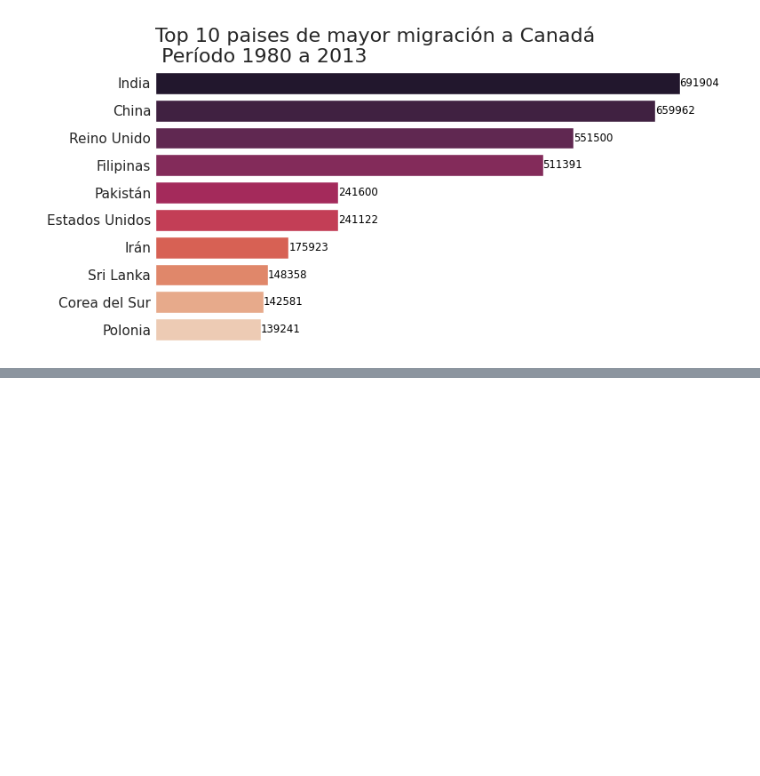
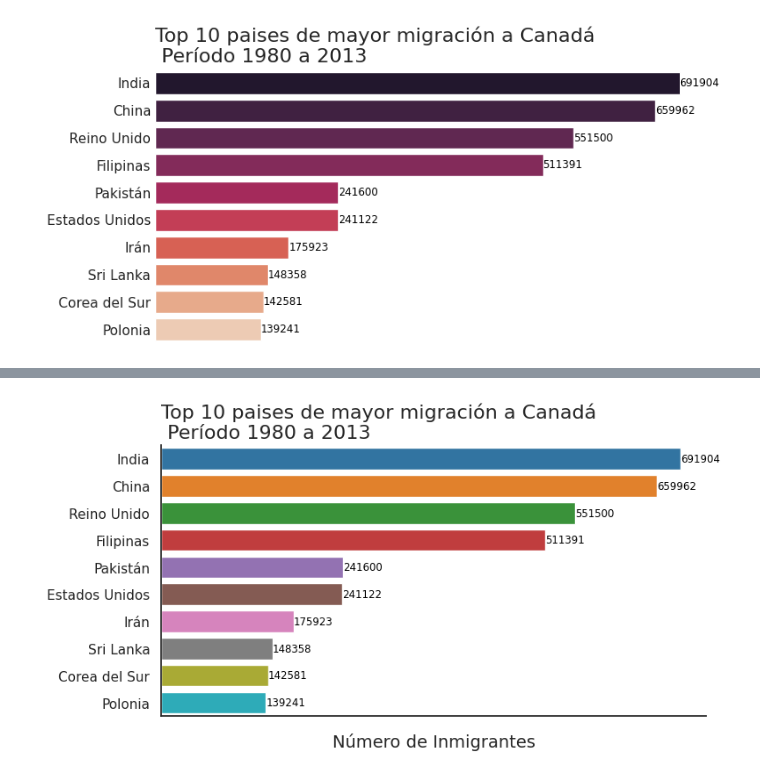
Before and after one commit to JorgeAccardi/cienciadedatos, a Jupyter notebook: Desafío_comparando_tendencias_migratorias.ipynb, the cells around one changed output, grey strips where cells are left out. Cells and saved outputs as stored; diff of their text form; code cells hidden in the pictures; blank space fills up the shorter version.

```diff
--- a/Desafío_comparando_tendencias_migratorias.ipynb
+++ b/Desafío_comparando_tendencias_migratorias.ipynb
@@ -526,0 +548,5 @@ generar_grafico('tab10')
+# %%
+sns.set_theme(style='white')
+generar_grafico('tab10')
+# %% [output]
+[figure, added]
```
Also changed, not shown: parts of 6 cells of this notebook.
